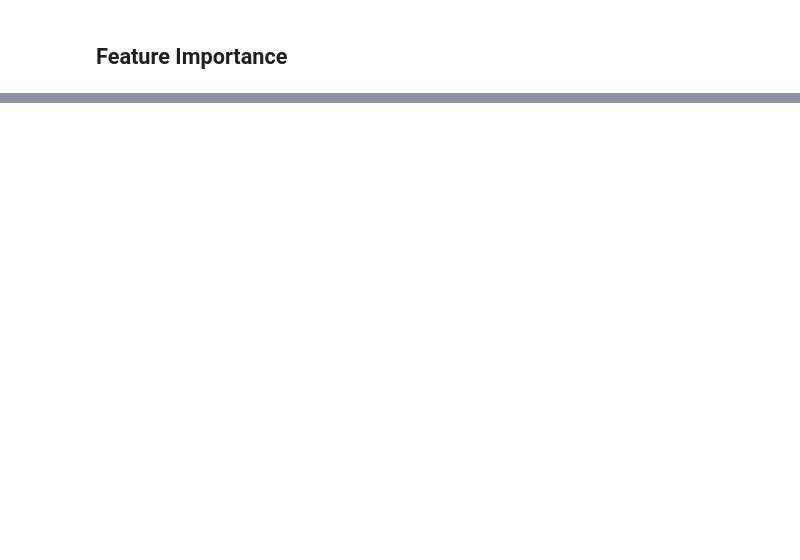
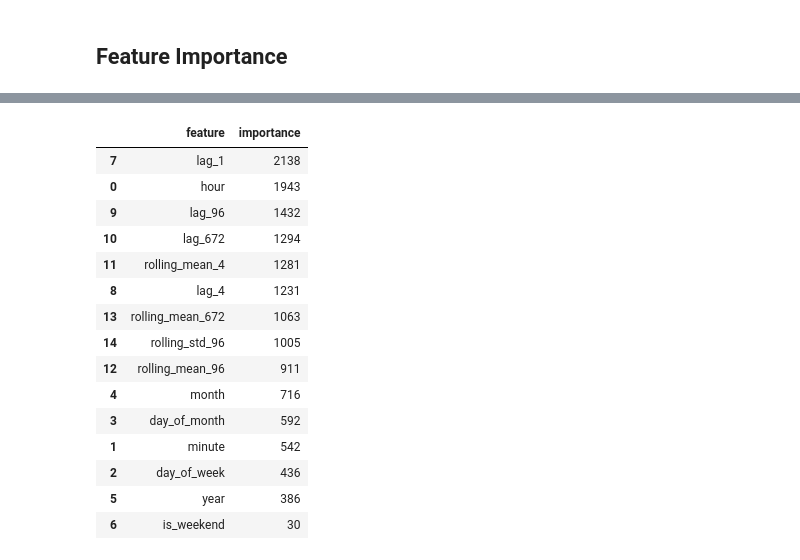
Before and after one commit to saleh-mmr/Time-Series-Forecasting-With-Machine-Learning, a Jupyter notebook: electrical_load_forecasting.ipynb, the cells around one changed output, grey strips where cells are left out. Cells and saved outputs as stored; diff of their text form; code cells hidden in the pictures; blank space fills up the shorter version.

```diff
--- a/electrical_load_forecasting.ipynb
+++ b/electrical_load_forecasting.ipynb
@@ -1056,18 +1402,31 @@ print("Selected week records:", one_week_results.shape[0])
 # %%
-# ==========================================
-# RANDOM FOREST FEATURE IMPORTANCE
-# ==========================================
-
 # Create feature importance dataframe
-feature_importance = pd.DataFrame({
+feature_importance_lgbm = pd.DataFrame({
     'feature': X_train.columns,
-    'importance': rf_model.feature_importances_
+    'importance': lgbm_model.feature_importances_
 })
 
 # Sort by importance
-feature_importance = feature_importance.sort_values(
+feature_importance_lgbm = feature_importance_lgbm.sort_values(
     by='importance',
     ascending=False
 )
 
-display(feature_importance)
+display(feature_importance_lgbm)
+# %% [output]
+|  | feature | importance |
+| 7 | lag_1 | 2138 |
+| 0 | hour | 1943 |
+| 9 | lag_96 | 1432 |
+| 10 | lag_672 | 1294 |
+| 11 | rolling_mean_4 | 1281 |
+| 8 | lag_4 | 1231 |
+| 13 | rolling_mean_672 | 1063 |
+| 14 | rolling_std_96 | 1005 |
+| 12 | rolling_mean_96 | 911 |
+| 4 | month | 716 |
+| 3 | day_of_month | 592 |
+| 1 | minute | 542 |
+| 2 | day_of_week | 436 |
+| 5 | year | 386 |
+| 6 | is_weekend | 30 |
```
Also changed, not shown: parts of 40 cells of this notebook.
